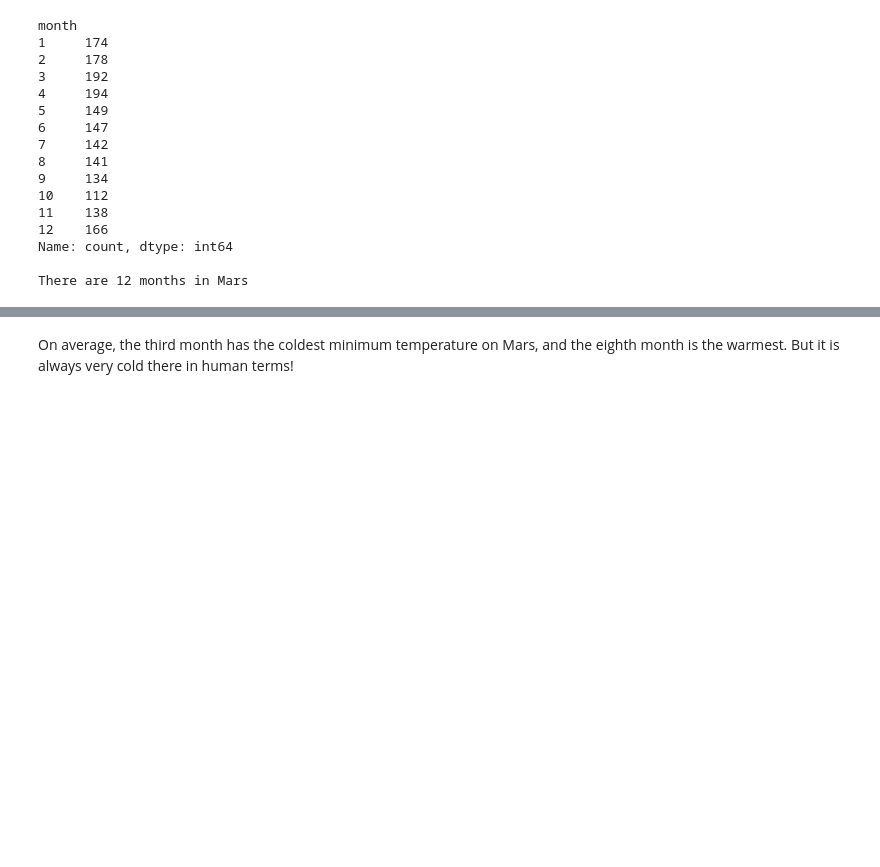
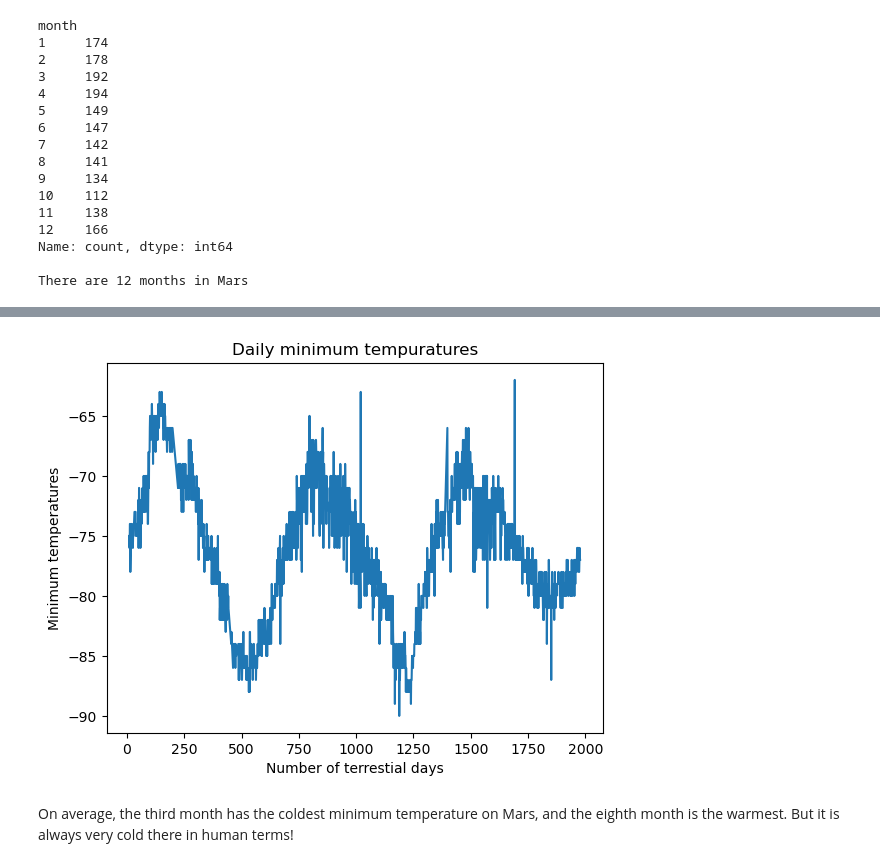
Before and after one commit to rabellan/web_scraping_challenge, a Jupyter notebook: part_2_mars_weather.ipynb, the cells around one changed output, grey strips where cells are left out. Cells and saved outputs as stored; diff of their text form; code cells hidden in the pictures; blank space fills up the shorter version.

```diff
--- a/part_2_mars_weather.ipynb
+++ b/part_2_mars_weather.ipynb
@@ -326,3 +353,11 @@ Name: pressure, dtype: float64
+# %%
+plt.plot(mars_weather_df['sol'], mars_weather_df['min_temp'])
+plt.xlabel('Number of terrestial days')
+plt.ylabel('Minimum temperatures')
+plt.title('Daily minimum tempuratures')
+plt.show()
+# %% [output]
+[figure, added]
 # %% [markdown]
 On average, the third month has the coldest minimum temperature on Mars, and the eighth month is the warmest. But it is always very cold there in human terms!
 # %% [markdown]
```
Also changed, not shown: parts of 14 cells of this notebook.
